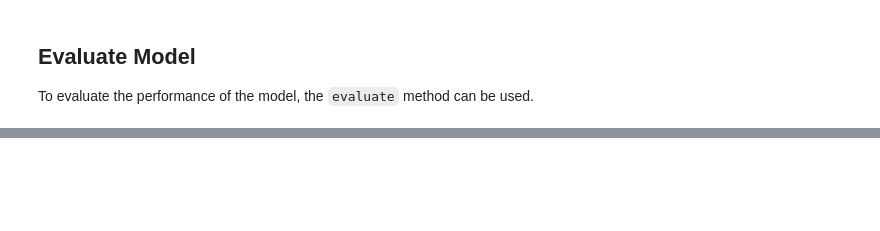
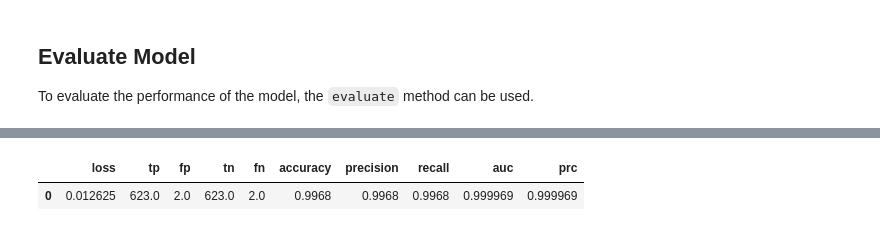
Before and after one commit to cobermai/rfstudies, a Jupyter notebook: notebooks/modeling_example.ipynb, the cells around one changed output, grey strips where cells are left out. Drawn from its saved outputs; the diff is of its cells as text; code cells hidden in the pictures; blank space fills up the shorter version.

Commit message:
Update notebooks for ECG and modeling

```diff
--- a/notebooks/modeling_example.ipynb
+++ b/notebooks/modeling_example.ipynb
@@ -82,3 +78,6 @@ plt.show()
+# %%
+from src.utils.dataset_creator import da_to_numpy_for_ml
+train_numpy, valid_numpy, test_numpy = da_to_numpy_for_ml(train, valid, test)
 # %% [markdown]
 # Create and Use Classifier Model
 To create a classifier model an instance of the `Classifier` class is created.
@@ -89,7 +88,7 @@ hp_file = open(Path(api_dir) / "src/model/default_hyperparameters.json")
 hp_dict = json.load(hp_file)
 
 # Create model
-clf = Classifier(input_shape=train.X.shape, output_directory=Path(api_dir) / "src/output", **hp_dict)
+clf = Classifier(input_shape=train_numpy.X.shape, output_directory=Path(api_dir) / "src/output", **hp_dict)
 # %% [markdown]
 ## Fit Model
 After the model is created it has to be fitted to the data. This is done using the `fit_classifier` method.
@@ -97,7 +96,7 @@ Alternatively if a model already has been trained, the trained weights can be lo
 In this example we simply load pretrained weights as training is time-consuming.
 # %%
 # Fit model to training set and validate on validation set
-# clf.fit_classifier(train, valid)
+clf.fit_classifier(train_numpy, valid_numpy)
 # load weights from an already trained model
-clf.model.load_weights(Path(api_dir) / "src/model/trained_models/trend_all_bd_20ms.hdf5")
+# clf.model.load_weights(Path(api_dir) / "src/model/trained_models/trend_all_bd_20ms.hdf5")
 # %% [output]
@@ -129,5 +138,6 @@ y_pred = clf.model.predict(x=test.X)
 To evaluate the performance of the model, the `evaluate` method can be used.
 # %%
 # eval classifier
-results = clf.model.evaluate(x=test.X, y=test.y, return_dict=True)
+results = clf.model.evaluate(x=test_numpy.X, y=test_numpy.y, return_dict=True)
 pd.DataFrame.from_dict(results, orient='index').T
+# %% [output]
@@ -133,0 +145,2 @@ pd.DataFrame.from_dict(results, orient='index').T
+|  | loss | tp | fp | tn | fn | accuracy | precision | recall | auc | prc |
+| 0 | 0.012625 | 623.0 | 2.0 | 623.0 | 2.0 | 0.9968 | 0.9968 | 0.9968 | 0.999969 | 0.999969 |
```
Also changed, not shown: parts of 7 cells of this notebook, 1 other file.
